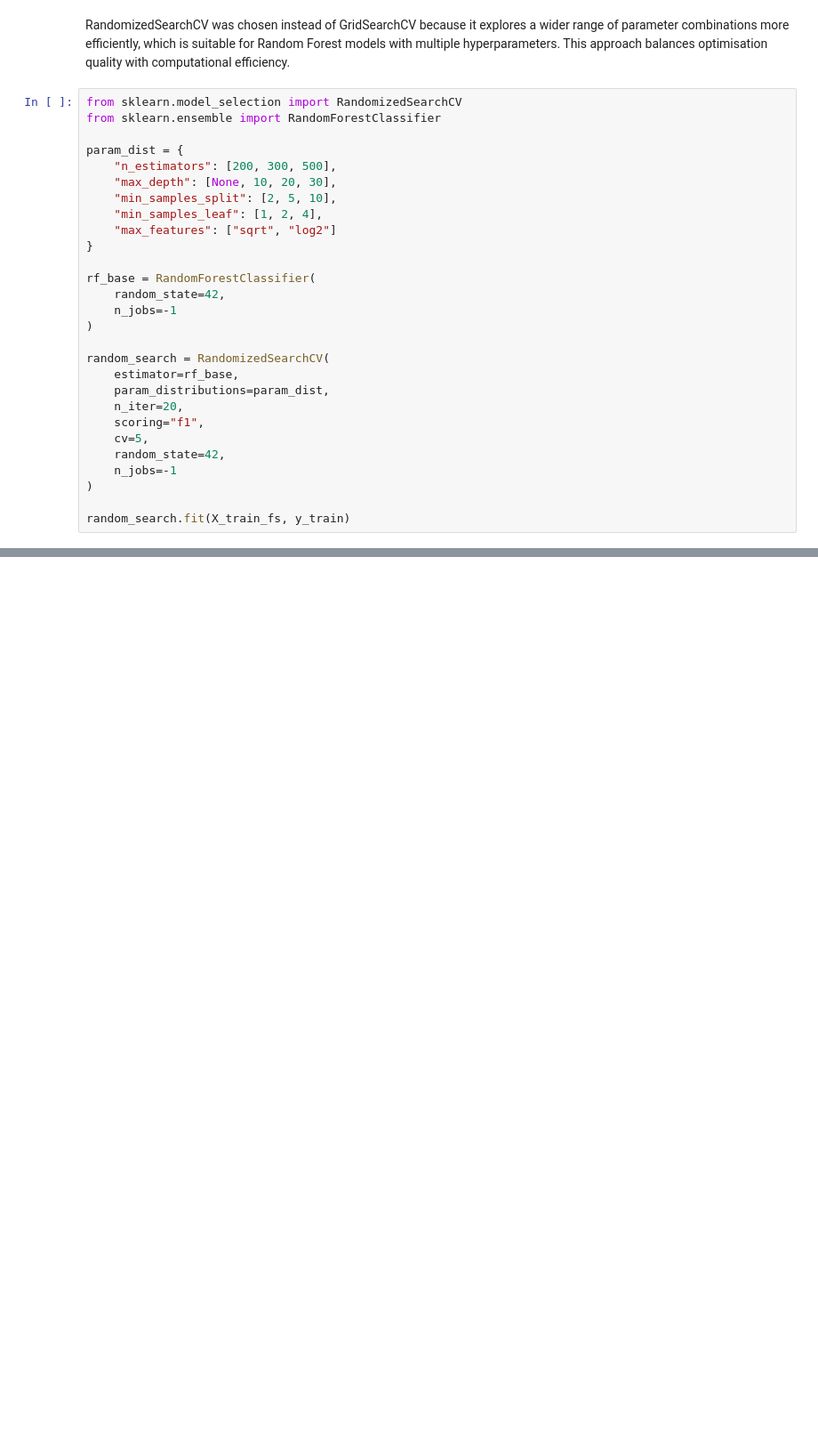
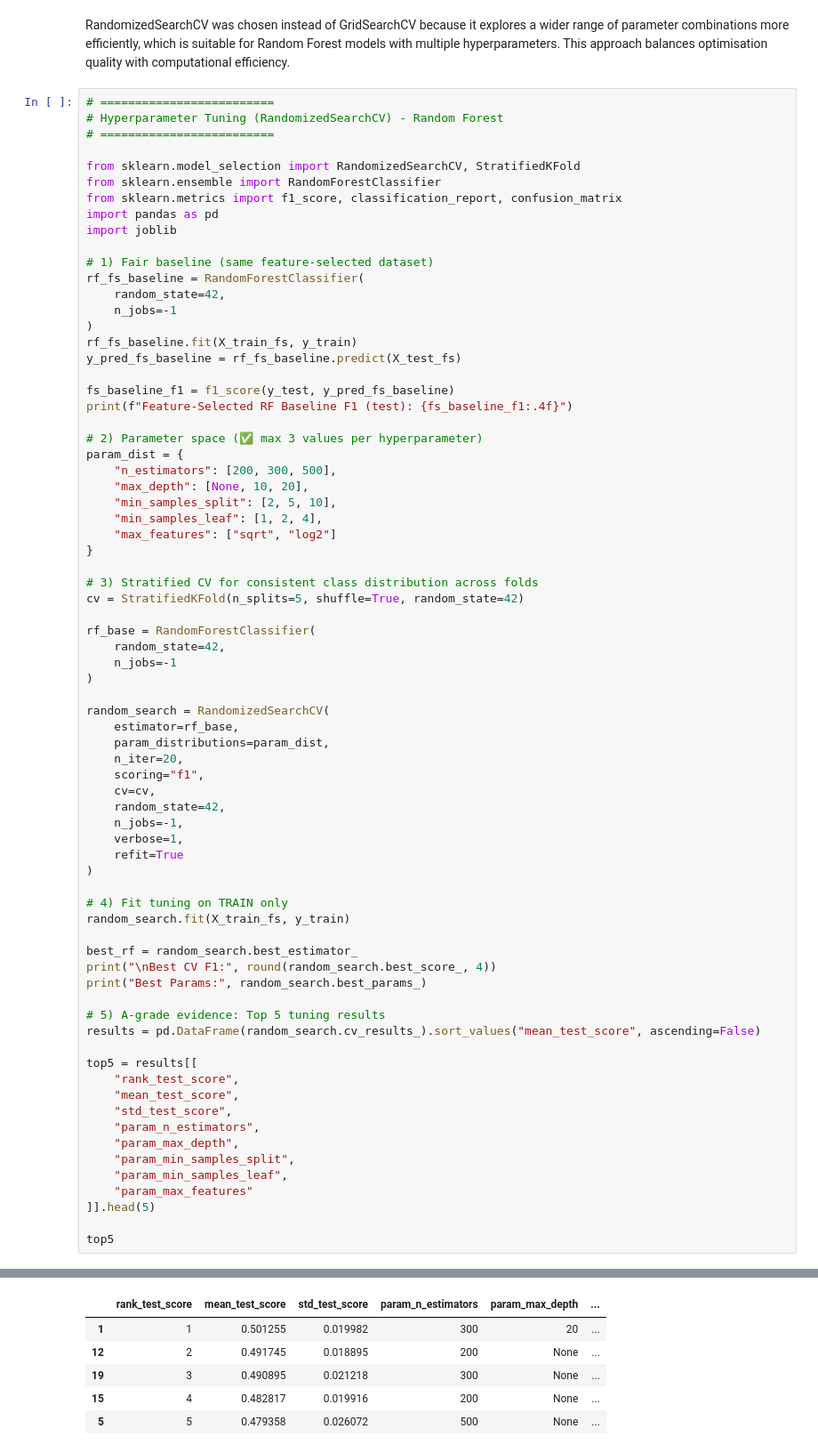
Before and after one commit to xousies/mldp-assignment, a Jupyter notebook: Program Codes.ipynb, the cells around one changed output, grey strips where cells are left out. Shown at 89% size. Saved outputs shown, nothing was run; the diff lists cells and outputs as text; blank space fills up the shorter version.

```diff
--- a/Program Codes.ipynb
+++ b/Program Codes.ipynb
@@ -1065,16 +1065,38 @@ Feature-selected Random Forest F1-score: 0.5052878965922444
 # %% [markdown]
 RandomizedSearchCV was chosen instead of GridSearchCV because it explores a wider range of parameter combinations more efficiently, which is suitable for Random Forest models with multiple hyperparameters. This approach balances optimisation quality with computational efficiency.
 # %%
-from sklearn.model_selection import RandomizedSearchCV
+# =========================
+# Hyperparameter Tuning (RandomizedSearchCV) - Random Forest
+# =========================
+
+from sklearn.model_selection import RandomizedSearchCV, StratifiedKFold
 from sklearn.ensemble import RandomForestClassifier
+from sklearn.metrics import f1_score, classification_report, confusion_matrix
+import pandas as pd
+import joblib
 
+# 1) Fair baseline (same feature-selected dataset)
+rf_fs_baseline = RandomForestClassifier(
+    random_state=42,
+    n_jobs=-1
+)
+rf_fs_baseline.fit(X_train_fs, y_train)
+y_pred_fs_baseline = rf_fs_baseline.predict(X_test_fs)
+
+fs_baseline_f1 = f1_score(y_test, y_pred_fs_baseline)
+print(f"Feature-Selected RF Baseline F1 (test): {fs_baseline_f1:.4f}")
+
+# 2) Parameter space (✅ max 3 values per hyperparameter)
 param_dist = {
     "n_estimators": [200, 300, 500],
-    "max_depth": [None, 10, 20, 30],
+    "max_depth": [None, 10, 20],
     "min_samples_split": [2, 5, 10],
     "min_samples_leaf": [1, 2, 4],
     "max_features": ["sqrt", "log2"]
 }
+
+# 3) Stratified CV for consistent class distribution across folds
+cv = StratifiedKFold(n_splits=5, shuffle=True, random_state=42)
 
 rf_base = RandomForestClassifier(
     random_state=42,
@@ -1086,10 +1108,33 @@ random_search = RandomizedSearchCV(
     param_distributions=param_dist,
     n_iter=20,
     scoring="f1",
-    cv=5,
+    cv=cv,
     random_state=42,
-    n_jobs=-1
+    n_jobs=-1,
+    verbose=1,
+    refit=True
 )
 
+# 4) Fit tuning on TRAIN only
 random_search.fit(X_train_fs, y_train)
+
+best_rf = random_search.best_estimator_
+print("\nBest CV F1:", round(random_search.best_score_, 4))
+print("Best Params:", random_search.best_params_)
+
+# 5) A-grade evidence: Top 5 tuning results
+results = pd.DataFrame(random_search.cv_results_).sort_values("mean_test_score", ascending=False)
+
+top5 = results[[
+    "rank_test_score",
+    "mean_test_score",
+    "std_test_score",
+    "param_n_estimators",
+    "param_max_depth",
+    "param_min_samples_split",
+    "param_min_samples_leaf",
+    "param_max_features"
+]].head(5)
+
+top5
 # %% [output]
@@ -1104,0 +1146,6 @@ RandomizedSearchCV(cv=5,
+|  | rank_test_score | mean_test_score | std_test_score | param_n_estimators | param_max_depth | ... |
+| 1 | 1 | 0.501255 | 0.019982 | 300 | 20 | ... |
+| 12 | 2 | 0.491745 | 0.018895 | 200 | None | ... |
+| 19 | 3 | 0.490895 | 0.021218 | 300 | None | ... |
+| 15 | 4 | 0.482817 | 0.019916 | 200 | None | ... |
+| 5 | 5 | 0.479358 | 0.026072 | 500 | None | ... |
```
Also changed, not shown: parts of 8 cells of this notebook, 3 other files.
